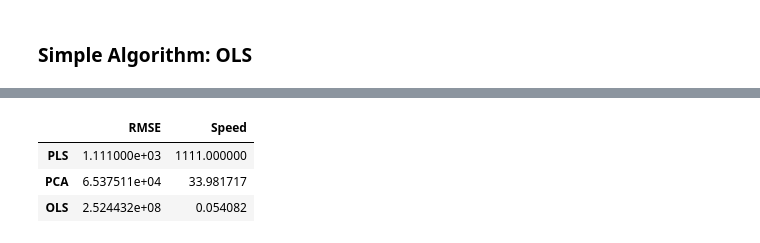
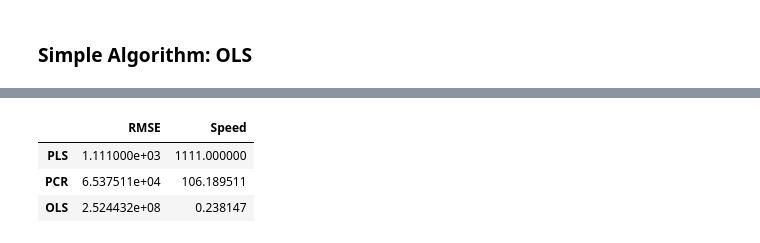
Before and after one commit to cdek11/663---PLS-Report, a Jupyter notebook: Final_Project.ipynb, the cells around one changed output, grey strips where cells are left out. Cells and saved outputs as stored; diff of their text form; code cells hidden in the pictures.

```diff
--- a/Final_Project.ipynb
+++ b/Final_Project.ipynb
@@ -160,0 +202,33 @@ ols_speed = timeit.default_timer() - ols_start
+# %%
+# speed of pcr algorithm
+pcr_start = timeit.default_timer()
+
+# scale x train data
+x_scaled_train = PCA().fit_transform(scale(x_predictors_train))
+n = len(x_scaled_train)
+
+# perform cross validation (10 k-fold)
+cross_val_k_10 = cross_validation.KFold(n, n_folds=10, shuffle=True, random_state=1)
+pcr_rmse = []
+
+# calculate rmse values for intercept (no predictors/components)
+mean_sq_error = -1*cross_validation.cross_val_score(lin_reg(), np.ones((n,1)), y_train.ravel(), cv = cross_val_k_10, scoring = "neg_mean_squared_error").mean()
+pcr_rmse.append(sqrt(mean_sq_error))
+
+# calculate rmse values for varying numbers of predictors/components
+for i in range(1, len(x_predictors_train.columns)):
+    mean_sq_error = -1*cross_validation.cross_val_score(lin_reg(), x_scaled_train[:,:i], y_train.ravel(), cv = cross_val_k_10, scoring = "neg_mean_squared_error").mean()
+    pcr_rmse.append(sqrt(mean_sq_error))
+
+# find number of principal components with smallest rmse
+n_pcr_comps = pcr_rmse.index(min(pcr_rmse))
+
+# run regression using specific number of principal components
+pcr_reg = lin_reg().fit(x_scaled_train[:,:n_pcr_comps], y_train)
+
+# use regression above to predict on test data
+x_scaled_test = PCA().fit_transform(scale(x_predictors_test))[:,:n_pcr_comps]
+y_test_pred_pcr = pcr_reg.predict(x_scaled_test)
+pcr_rmse_test = sqrt(mean_squared_error(y_test, y_test_pred_pcr))
+
+pcr_speed = timeit.default_timer() - pcr_start
@@ -161,9 +244,9 @@ ols_speed = timeit.default_timer() - ols_start
 # %%
 # summary of all methods, accuracy and speed
-diff_methods_summary = {'RMSE' : [1111., pca_rmse_test, ols_rmse_test], 'Speed' : [1111, pca_speed, ols_speed]}
-pd.DataFrame(diff_methods_summary, index=['PLS', 'PCA', 'OLS'])
+diff_methods_summary = {'RMSE' : [1111., pcr_rmse_test, ols_rmse_test], 'Speed' : [1111, pcr_speed, ols_speed]}
+pd.DataFrame(diff_methods_summary, index=['PLS', 'PCR', 'OLS'])
 # %% [output]
 |  | RMSE | Speed |
 | PLS | 1.111000e+03 | 1111.000000 |
-| PCA | 6.537511e+04 | 33.981717 |
-| OLS | 2.524432e+08 | 0.054082 |
+| PCR | 6.537511e+04 | 106.189511 |
+| OLS | 2.524432e+08 | 0.238147 |
```
Also changed, not shown: parts of 14 cells of this notebook.
